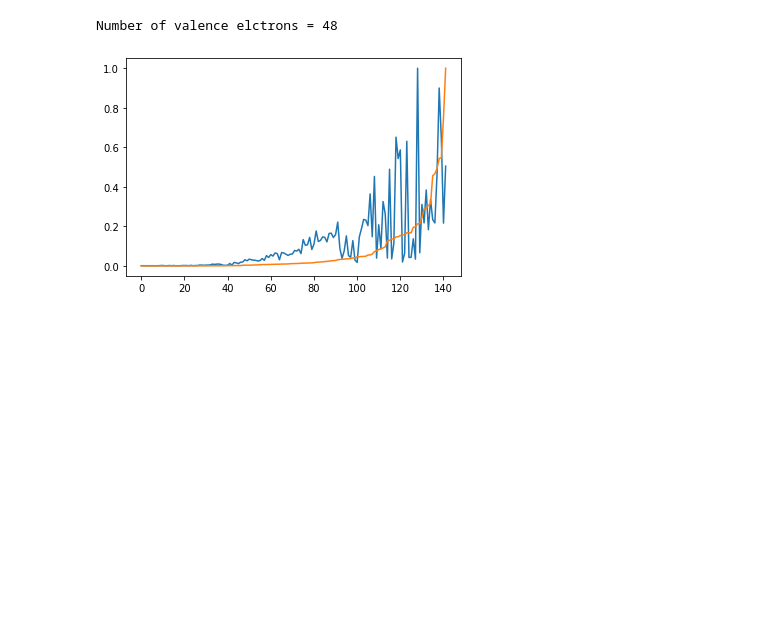
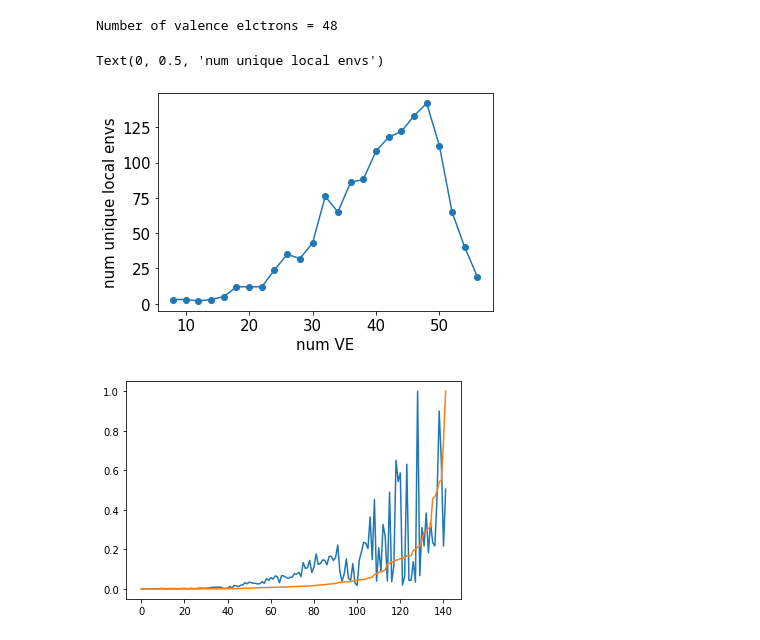
Before and after one commit to ferchault/APDFT, a Jupyter notebook: prototyping/atomic_energies/hitp/select_molecules.ipynb, the cells around one changed output. Drawn from its saved outputs; the diff is of its cells as text; code cells hidden in the pictures; blank space fills up the shorter version.

```diff
--- a/prototyping/atomic_energies/hitp/select_molecules.ipynb
+++ b/prototyping/atomic_energies/hitp/select_molecules.ipynb
@@ -287,6 +291,14 @@ ur_vs_uve = np.array(ur_vs_uve)
 print(f"Number of valence elctrons = {np.array(unique_ve)[np.where(np.amax(ur_vs_uve) == ur_vs_uve)][0]}")
 # %% [output]
 Number of valence elctrons = 48
+# %%
+plt.rcParams['font.size'] = 15
+plt.plot(unique_ve, ur_vs_uve, '-o')
+plt.xlabel('num VE')
+plt.ylabel('num unique local envs')
+# %% [output]
+Text(0, 0.5, 'num unique local envs')
+[figure, added]
 # %%
 # How often should every environment occur in the subset selected for SCF calculations?
 def get_ideal_num_reps(total_num_reps):
```
Also changed, not shown: parts of 1 cell of this notebook.
